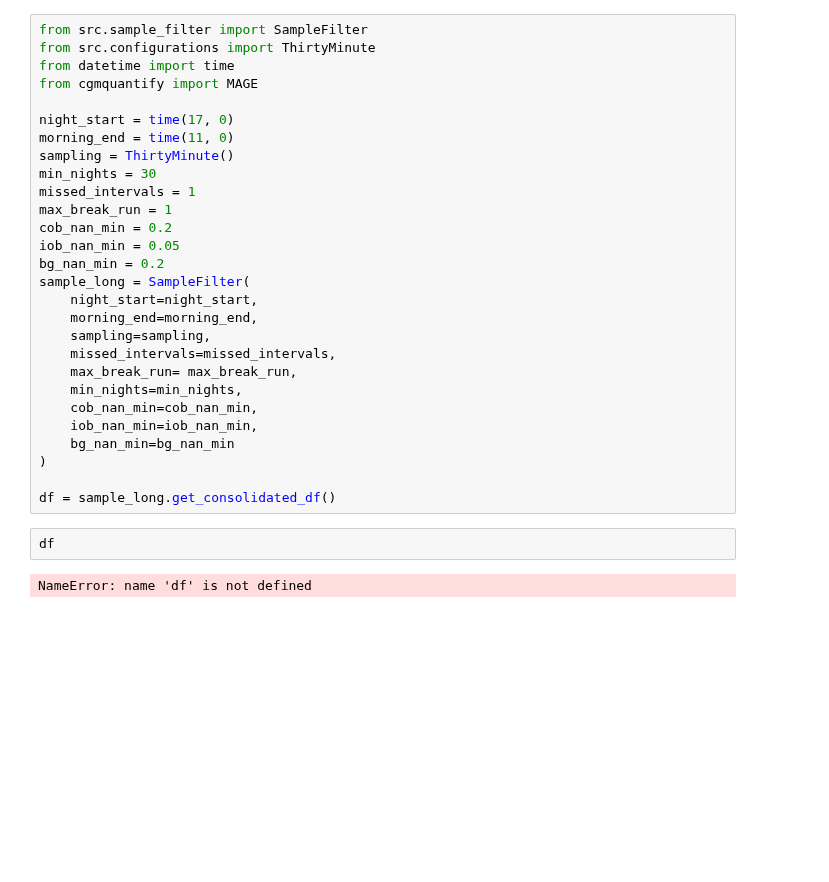
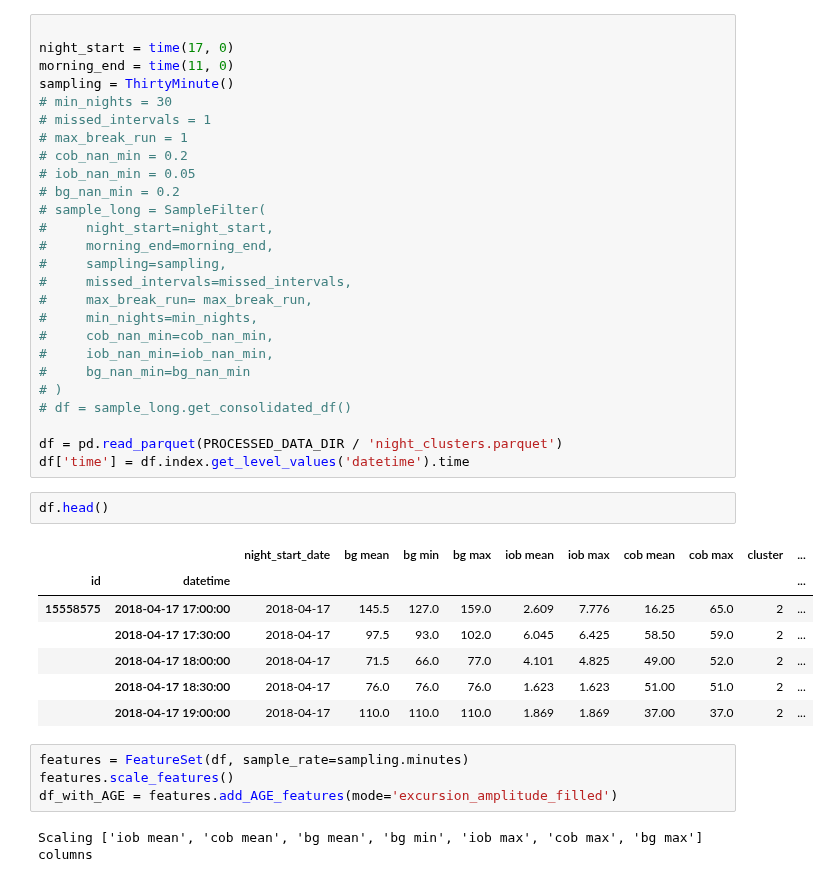
Before and after one commit to rdbrist/masters_project, a Jupyter notebook: notebooks/2.03d-rd-analysis-of-night-clusters-bg-variability.ipynb, the cells around one changed output. Cells and saved outputs as stored; diff of their text form; blank space fills up the shorter version.

```diff
--- a/notebooks/2.03d-rd-analysis-of-night-clusters-bg-variability.ipynb
+++ b/notebooks/2.03d-rd-analysis-of-night-clusters-bg-variability.ipynb
@@ -28,32 +46,42 @@ where $x_i$ is the glucose level at time $i$ and $n$ is the number of glucose me
 # %%
-from src.sample_filter import SampleFilter
-from src.configurations import ThirtyMinute
-from datetime import time
-from cgmquantify import MAGE
 
 night_start = time(17, 0)
 morning_end = time(11, 0)
 sampling = ThirtyMinute()
-min_nights = 30
-missed_intervals = 1
-max_break_run = 1
-cob_nan_min = 0.2
-iob_nan_min = 0.05
-bg_nan_min = 0.2
-sample_long = SampleFilter(
-    night_start=night_start,
-    morning_end=morning_end,
-    sampling=sampling,
-    missed_intervals=missed_intervals,
-    max_break_run= max_break_run,
-    min_nights=min_nights,
-    cob_nan_min=cob_nan_min,
-    iob_nan_min=iob_nan_min,
-    bg_nan_min=bg_nan_min
-)
+# min_nights = 30
+# missed_intervals = 1
+# max_break_run = 1
+# cob_nan_min = 0.2
+# iob_nan_min = 0.05
+# bg_nan_min = 0.2
+# sample_long = SampleFilter(
+#     night_start=night_start,
+#     morning_end=morning_end,
+#     sampling=sampling,
+#     missed_intervals=missed_intervals,
+#     max_break_run= max_break_run,
+#     min_nights=min_nights,
+#     cob_nan_min=cob_nan_min,
+#     iob_nan_min=iob_nan_min,
+#     bg_nan_min=bg_nan_min
+# )
+# df = sample_long.get_consolidated_df()
 
-df = sample_long.get_consolidated_df()
+df = pd.read_parquet(PROCESSED_DATA_DIR / 'night_clusters.parquet')
+df['time'] = df.index.get_level_values('datetime').time
+# %%
+df.head()
+# %% [output]
+|  |  | night_start_date | bg mean | bg min | bg max | iob mean | iob max | cob mean | cob max | cluster | ... |
+| id | datetime |  |  |  |  |  |  |  |  |  | ... |
+| 15558575 | 2018-04-17 17:00:00 | 2018-04-17 | 145.5 | 127.0 | 159.0 | 2.609 | 7.776 | 16.25 | 65.0 | 2 | ... |
+|  | 2018-04-17 17:30:00 | 2018-04-17 | 97.5 | 93.0 | 102.0 | 6.045 | 6.425 | 58.50 | 59.0 | 2 | ... |
+|  | 2018-04-17 18:00:00 | 2018-04-17 | 71.5 | 66.0 | 77.0 | 4.101 | 4.825 | 49.00 | 52.0 | 2 | ... |
+|  | 2018-04-17 18:30:00 | 2018-04-17 | 76.0 | 76.0 | 76.0 | 1.623 | 1.623 | 51.00 | 51.0 | 2 | ... |
+|  | 2018-04-17 19:00:00 | 2018-04-17 | 110.0 | 110.0 | 110.0 | 1.869 | 1.869 | 37.00 | 37.0 | 2 | ... |
 # %%
-df
+features = FeatureSet(df, sample_rate=sampling.minutes)
+features.scale_features()
+df_with_AGE = features.add_AGE_features(mode='excursion_amplitude_filled')
 # %% [output]
-NameError: name 'df' is not defined
+Scaling ['iob mean', 'cob mean', 'bg mean', 'bg min', 'iob max', 'cob max', 'bg max'] columns
```
Also changed, not shown: parts of 5 cells of this notebook, 8 other files.
